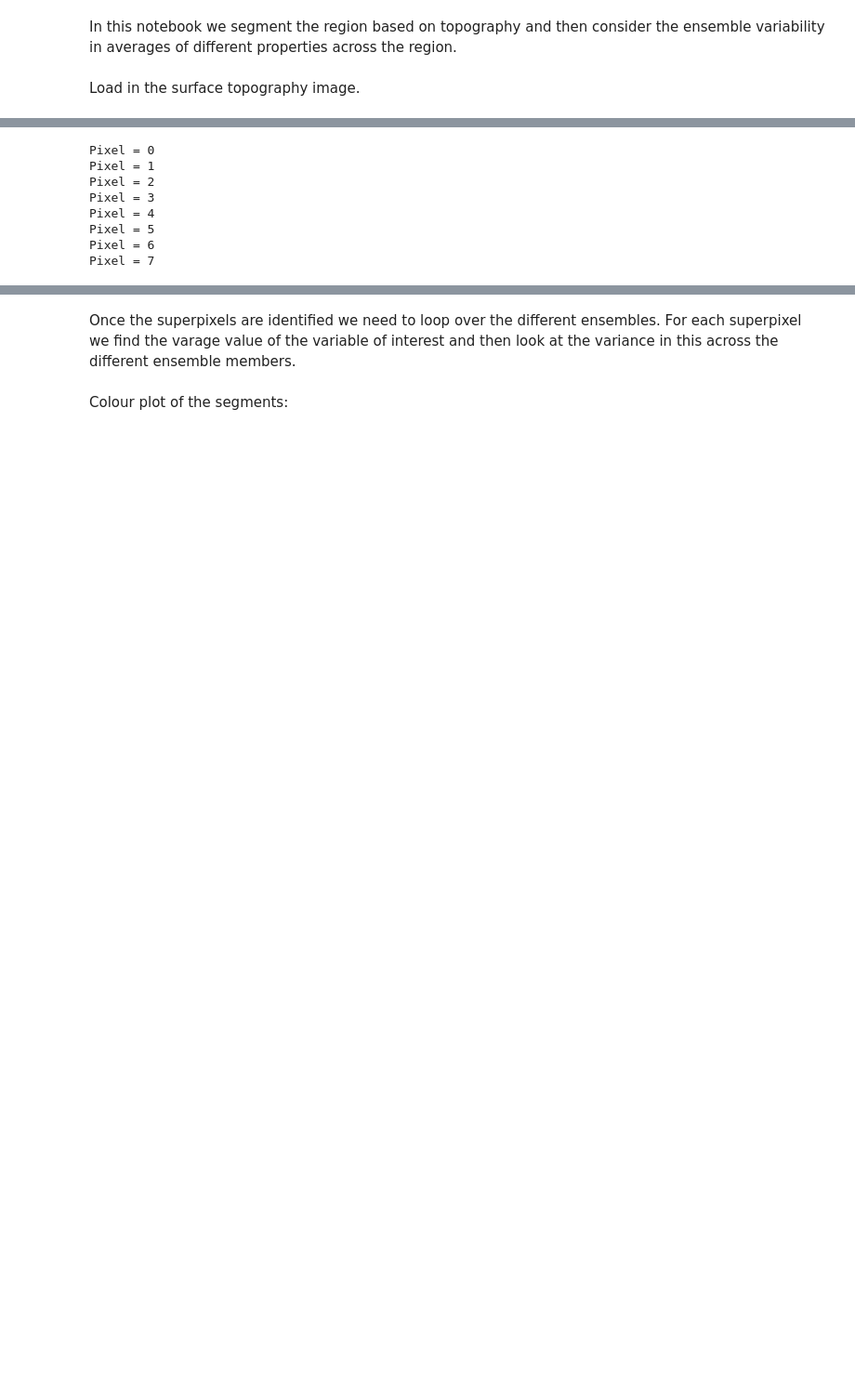
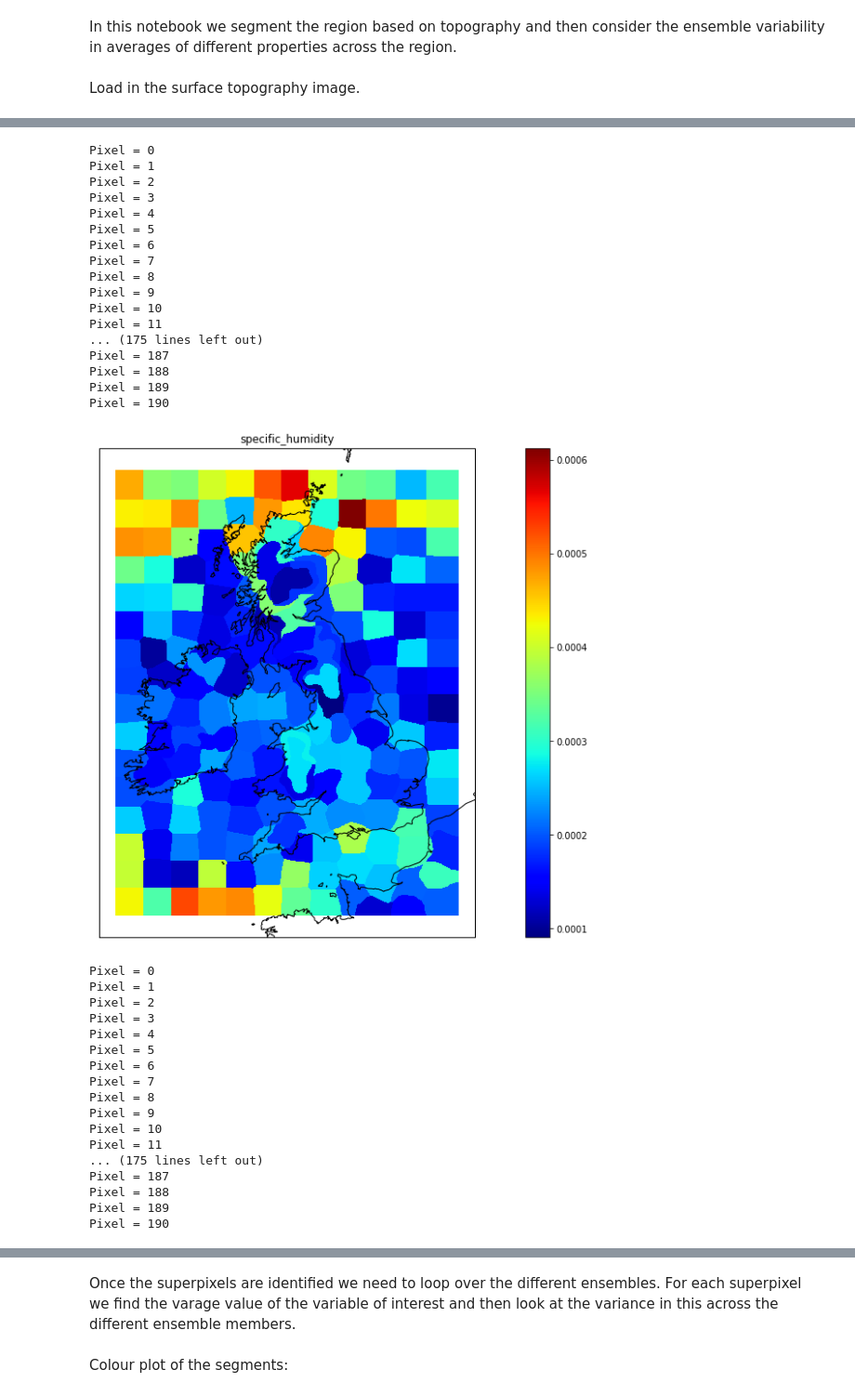
Before and after one commit to mhaigh/ukms_project, a Jupyter notebook: Segmentation_Variances.ipynb, the cells around one changed output, grey strips where cells are left out. Shown at 93% size. Drawn from its saved outputs; the diff is of its cells as text; code cells hidden in the pictures; blank space fills up the shorter version.

```diff
--- a/Segmentation_Variances.ipynb
+++ b/Segmentation_Variances.ipynb
@@ -75,28 +75,48 @@ Clipping input data to the valid range for imshow with RGB data ([0..1] for floa
-# %%
-import ukms_project.superpixel_variance_computations as SUPER_PIXELSSSS
-STD_Vals ,Variance_Vals  = SUPER_PIXELSSSS.Get_Super_Pixel_STDs('high_type_cloud_area_fraction',segments)
-All_STD_Vals = np.zeros((segments.shape[0],segments.shape[1]))
-#All_STD_Vals = np.zeros((526, 392))
-print(segments.shape)
-print(All_STD_Vals.shape)
-
-for i in range(segments.shape[0]-1) :
-    #print(i)
-    for j in range(segments.shape[1]-1) :
-        try :
-            seg_val = segments[i][j] -1
-            All_STD_Vals[i][j] = STD_Vals[seg_val]
-        except :
-            print("segment = " + str(segments[i][j]))
-            seg_val = segments[i][j] -1
-            print("len std vals = " + str(len(STD_Vals)))
-            print(STD_Vals[seg_val])
-# %% [output]
-Pixel = 0
-Pixel = 1
-Pixel = 2
-Pixel = 3
-Pixel = 4
-Pixel = 5
-Pixel = 6
-Pixel = 7
+# %%
+#to add: date and time values for the image.
+
+
+import ukms_project.superpixel_variance_computations as SUPER_PIXELSSSS
+
+Var_Names = ['specific_humidity','high_type_cloud_area_fraction' , 'air_temperature_2', 'air_pressure_at_sea_level']
+
+for k in Var_Names :
+    STD_Vals ,Variance_Vals  = SUPER_PIXELSSSS.Get_Super_Pixel_STDs(k,segments)
+    All_STD_Vals = SUPER_PIXELSSSS.Put_into_segmentation_matrix(segments,STD_Vals)
+    SUPER_PIXELSSSS.Plot_on_Segments(All_STD_Vals,k,filename='STD_Plot_' + k)
+# %% [output]
+Pixel = 0
+Pixel = 1
+Pixel = 2
+Pixel = 3
+Pixel = 4
+Pixel = 5
+Pixel = 6
+Pixel = 7
+Pixel = 8
+Pixel = 9
+Pixel = 10
+Pixel = 11
+... (175 lines left out)
+Pixel = 187
+Pixel = 188
+Pixel = 189
+Pixel = 190
+[figure, added]
+Pixel = 0
+Pixel = 1
+Pixel = 2
+Pixel = 3
+Pixel = 4
+Pixel = 5
+Pixel = 6
+Pixel = 7
+Pixel = 8
+Pixel = 9
+Pixel = 10
+Pixel = 11
+... (175 lines left out)
+Pixel = 187
+Pixel = 188
+Pixel = 189
+Pixel = 190
```
Also changed, not shown: parts of 3 cells of this notebook, 2 other files.
